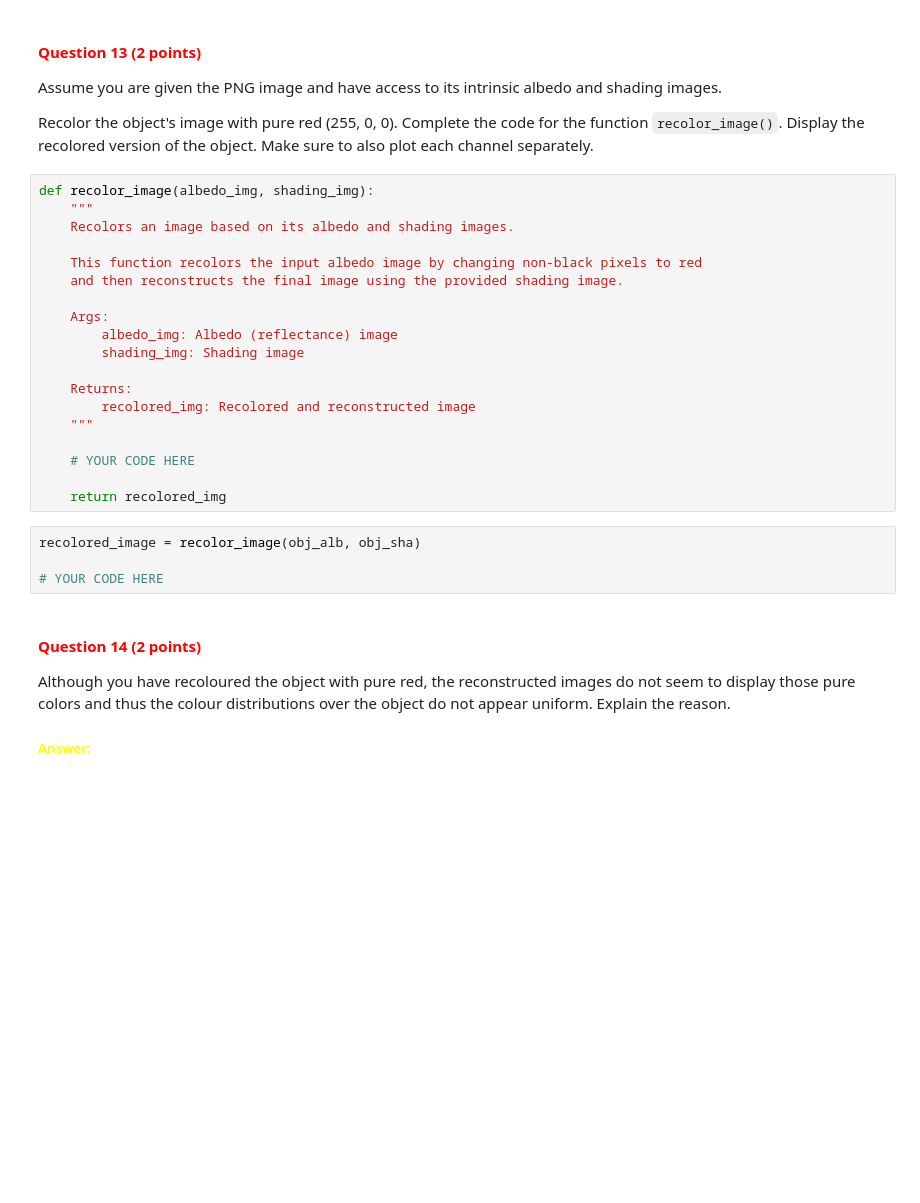
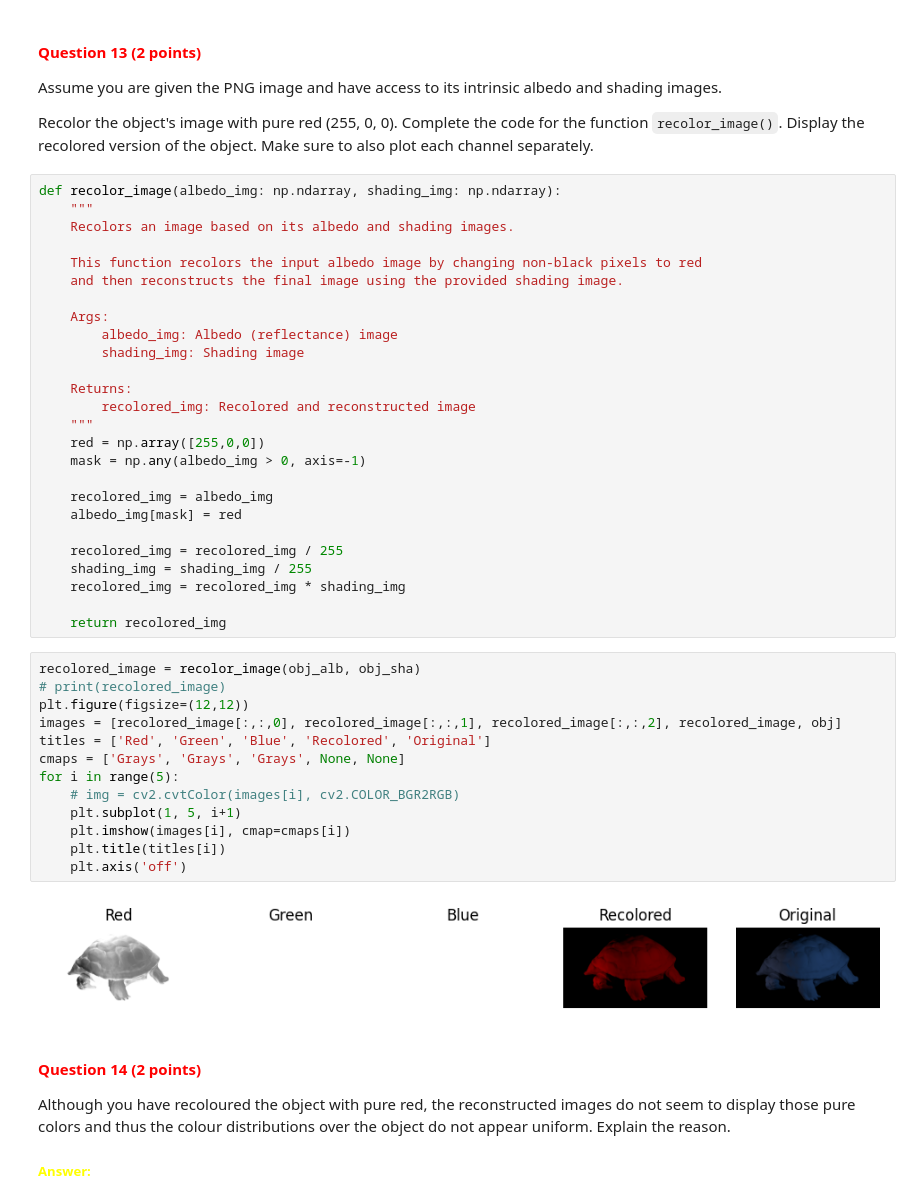
Before and after one commit to WouterBesse/cv1-lab-1, a Jupyter notebook: cv1-lab-1.ipynb, the cells around one changed output. Cells and saved outputs as stored; diff of their text form; blank space fills up the shorter version.

```diff
--- a/cv1-lab-1.ipynb
+++ b/cv1-lab-1.ipynb
@@ -724,7 +768,7 @@ Assume you are given the PNG image and have access to its intrinsic albedo and s
 
 Recolor the object's image with pure red (255, 0, 0). Complete the code for the function `recolor_image()`. Display the recolored version of the object. Make sure to also plot each channel separately.
 # %%
-def recolor_image(albedo_img, shading_img):
+def recolor_image(albedo_img: np.ndarray, shading_img: np.ndarray):
     """
     Recolors an image based on its albedo and shading images.
 
@@ -738,14 +782,32 @@ def recolor_image(albedo_img, shading_img):
     Returns:
         recolored_img: Recolored and reconstructed image
     """
+    red = np.array([255,0,0])
+    mask = np.any(albedo_img > 0, axis=-1)
 
-    # YOUR CODE HERE
+    recolored_img = albedo_img
+    albedo_img[mask] = red
+
+    recolored_img = recolored_img / 255
+    shading_img = shading_img / 255
+    recolored_img = recolored_img * shading_img
 
     return recolored_img
-# %%
-recolored_image = recolor_image(obj_alb, obj_sha)
-
-# YOUR CODE HERE
+# %%
+recolored_image = recolor_image(obj_alb, obj_sha)
+# print(recolored_image)
+plt.figure(figsize=(12,12))
+images = [recolored_image[:,:,0], recolored_image[:,:,1], recolored_image[:,:,2], recolored_image, obj]
+titles = ['Red', 'Green', 'Blue', 'Recolored', 'Original']
+cmaps = ['Grays', 'Grays', 'Grays', None, None]
+for i in range(5):
+    # img = cv2.cvtColor(images[i], cv2.COLOR_BGR2RGB)
+    plt.subplot(1, 5, i+1)
+    plt.imshow(images[i], cmap=cmaps[i])
+    plt.title(titles[i])
+    plt.axis('off')
+# %% [output]
+[figure, added]
 # %% [markdown]
 <a id="question-14"></a>
 #### <font color='#FF0000'>Question 14 (2 points)</font>
```
Also changed, not shown: parts of 7 cells of this notebook.
